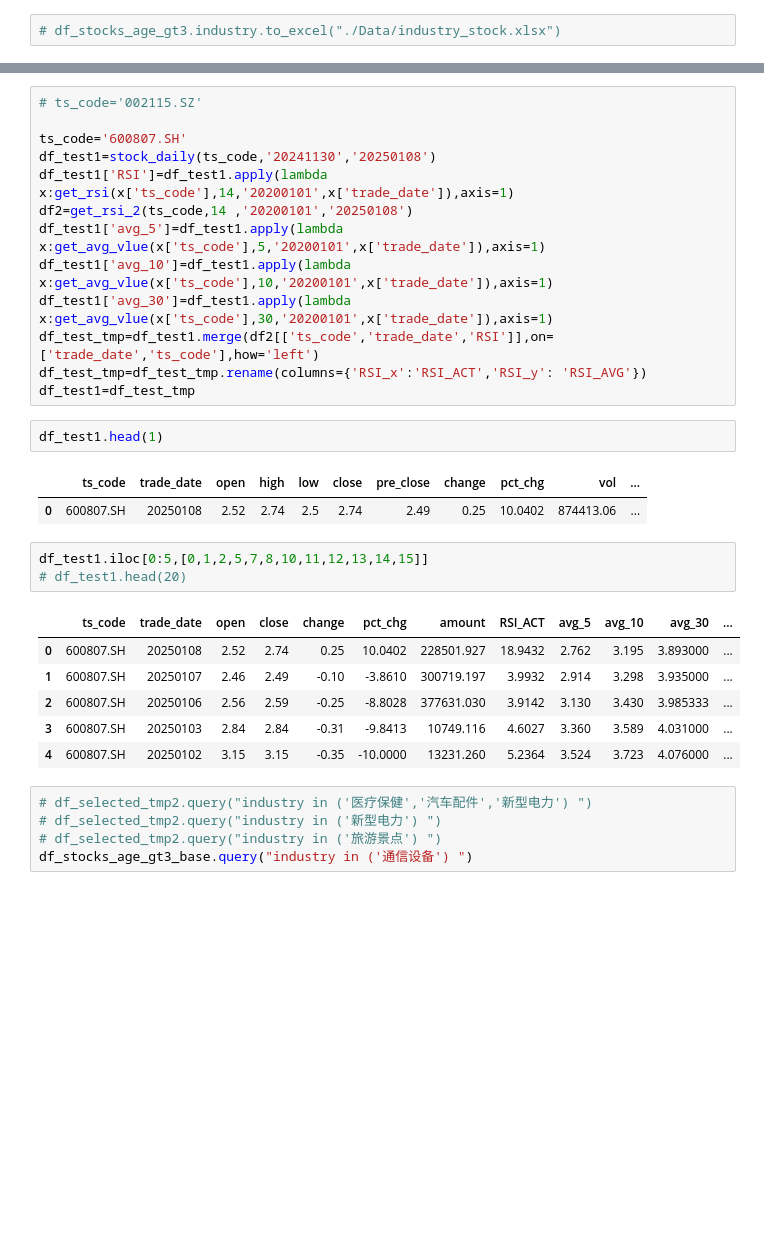
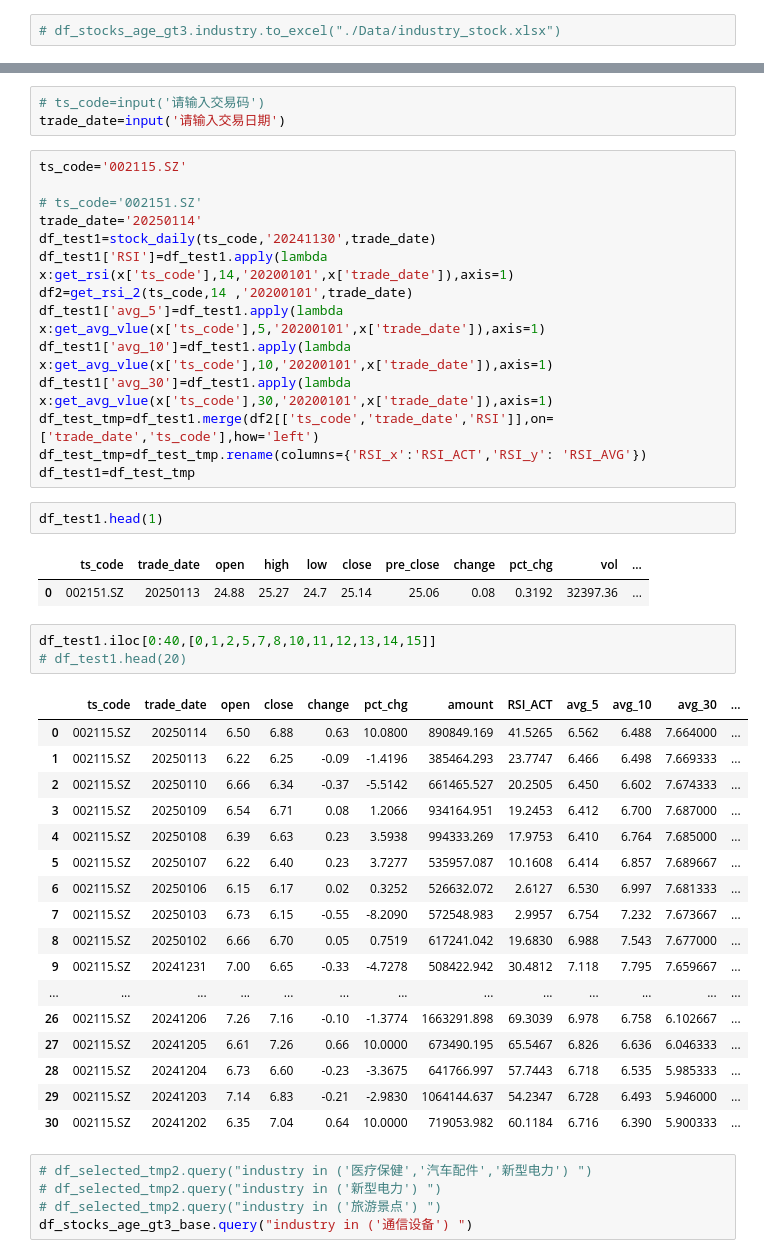
Before and after one commit to whgloveucq/jupyterfiles, a Jupyter notebook: OApractice/stock_study2023.ipynb, the cells around one changed output, grey strips where cells are left out. Drawn from its saved outputs; the diff is of its cells as text; blank space fills up the shorter version.

```diff
--- a/OApractice/stock_study2023.ipynb
+++ b/OApractice/stock_study2023.ipynb
@@ -295,10 +321,14 @@ df_selected_tmp2.query("close<=10")
+# %%
+# ts_code=input('请输入交易码')
+trade_date=input('请输入交易日期')
 # %%
-# ts_code='002115.SZ'
+ts_code='002115.SZ'
 
-ts_code='600807.SH'
-df_test1=stock_daily(ts_code,'20241130','20250108')
+# ts_code='002151.SZ'
+trade_date='20250114'
+df_test1=stock_daily(ts_code,'20241130',trade_date)
 df_test1['RSI']=df_test1.apply(lambda x:get_rsi(x['ts_code'],14,'20200101',x['trade_date']),axis=1)
-df2=get_rsi_2(ts_code,14 ,'20200101','20250108')
+df2=get_rsi_2(ts_code,14 ,'20200101',trade_date)
 df_test1['avg_5']=df_test1.apply(lambda x:get_avg_vlue(x['ts_code'],5,'20200101',x['trade_date']),axis=1)
 df_test1['avg_10']=df_test1.apply(lambda x:get_avg_vlue(x['ts_code'],10,'20200101',x['trade_date']),axis=1)
 df_test1['avg_30']=df_test1.apply(lambda x:get_avg_vlue(x['ts_code'],30,'20200101',x['trade_date']),axis=1)
@@ -309,17 +339,28 @@ df_test1=df_test_tmp
 df_test1.head(1)
 # %% [output]
 |  | ts_code | trade_date | open | high | low | close | pre_close | change | pct_chg | vol | ... |
-| 0 | 600807.SH | 20250108 | 2.52 | 2.74 | 2.5 | 2.74 | 2.49 | 0.25 | 10.0402 | 874413.06 | ... |
+| 0 | 002151.SZ | 20250113 | 24.88 | 25.27 | 24.7 | 25.14 | 25.06 | 0.08 | 0.3192 | 32397.36 | ... |
 # %%
-df_test1.iloc[0:5,[0,1,2,5,7,8,10,11,12,13,14,15]]
+df_test1.iloc[0:40,[0,1,2,5,7,8,10,11,12,13,14,15]]
 # df_test1.head(20)
 # %% [output]
 |  | ts_code | trade_date | open | close | change | pct_chg | amount | RSI_ACT | avg_5 | avg_10 | avg_30 | ... |
-| 0 | 600807.SH | 20250108 | 2.52 | 2.74 | 0.25 | 10.0402 | 228501.927 | 18.9432 | 2.762 | 3.195 | 3.893000 | ... |
-| 1 | 600807.SH | 20250107 | 2.46 | 2.49 | -0.10 | -3.8610 | 300719.197 | 3.9932 | 2.914 | 3.298 | 3.935000 | ... |
-| 2 | 600807.SH | 20250106 | 2.56 | 2.59 | -0.25 | -8.8028 | 377631.030 | 3.9142 | 3.130 | 3.430 | 3.985333 | ... |
-| 3 | 600807.SH | 20250103 | 2.84 | 2.84 | -0.31 | -9.8413 | 10749.116 | 4.6027 | 3.360 | 3.589 | 4.031000 | ... |
-| 4 | 600807.SH | 20250102 | 3.15 | 3.15 | -0.35 | -10.0000 | 13231.260 | 5.2364 | 3.524 | 3.723 | 4.076000 | ... |
+| 0 | 002115.SZ | 20250114 | 6.50 | 6.88 | 0.63 | 10.0800 | 890849.169 | 41.5265 | 6.562 | 6.488 | 7.664000 | ... |
+| 1 | 002115.SZ | 20250113 | 6.22 | 6.25 | -0.09 | -1.4196 | 385464.293 | 23.7747 | 6.466 | 6.498 | 7.669333 | ... |
+| 2 | 002115.SZ | 20250110 | 6.66 | 6.34 | -0.37 | -5.5142 | 661465.527 | 20.2505 | 6.450 | 6.602 | 7.674333 | ... |
+| 3 | 002115.SZ | 20250109 | 6.54 | 6.71 | 0.08 | 1.2066 | 934164.951 | 19.2453 | 6.412 | 6.700 | 7.687000 | ... |
+| 4 | 002115.SZ | 20250108 | 6.39 | 6.63 | 0.23 | 3.5938 | 994333.269 | 17.9753 | 6.410 | 6.764 | 7.685000 | ... |
+| 5 | 002115.SZ | 20250107 | 6.22 | 6.40 | 0.23 | 3.7277 | 535957.087 | 10.1608 | 6.414 | 6.857 | 7.689667 | ... |
+| 6 | 002115.SZ | 20250106 | 6.15 | 6.17 | 0.02 | 0.3252 | 526632.072 | 2.6127 | 6.530 | 6.997 | 7.681333 | ... |
+| 7 | 002115.SZ | 20250103 | 6.73 | 6.15 | -0.55 | -8.2090 | 572548.983 | 2.9957 | 6.754 | 7.232 | 7.673667 | ... |
+| 8 | 002115.SZ | 20250102 | 6.66 | 6.70 | 0.05 | 0.7519 | 617241.042 | 19.6830 | 6.988 | 7.543 | 7.677000 | ... |
+| 9 | 002115.SZ | 20241231 | 7.00 | 6.65 | -0.33 | -4.7278 | 508422.942 | 30.4812 | 7.118 | 7.795 | 7.659667 | ... |
+| ... | ... | ... | ... | ... | ... | ... | ... | ... | ... | ... | ... | ... |
+| 26 | 002115.SZ | 20241206 | 7.26 | 7.16 | -0.10 | -1.3774 | 1663291.898 | 69.3039 | 6.978 | 6.758 | 6.102667 | ... |
+| 27 | 002115.SZ | 20241205 | 6.61 | 7.26 | 0.66 | 10.0000 | 673490.195 | 65.5467 | 6.826 | 6.636 | 6.046333 | ... |
+| 28 | 002115.SZ | 20241204 | 6.73 | 6.60 | -0.23 | -3.3675 | 641766.997 | 57.7443 | 6.718 | 6.535 | 5.985333 | ... |
+| 29 | 002115.SZ | 20241203 | 7.14 | 6.83 | -0.21 | -2.9830 | 1064144.637 | 54.2347 | 6.728 | 6.493 | 5.946000 | ... |
+| 30 | 002115.SZ | 20241202 | 6.35 | 7.04 | 0.64 | 10.0000 | 719053.982 | 60.1184 | 6.716 | 6.390 | 5.900333 | ... |
 # %%
 # df_selected_tmp2.query("industry in ('医疗保健','汽车配件','新型电力') ")
 # df_selected_tmp2.query("industry in ('新型电力') ")
```
Also changed, not shown: parts of 12 cells of this notebook.
